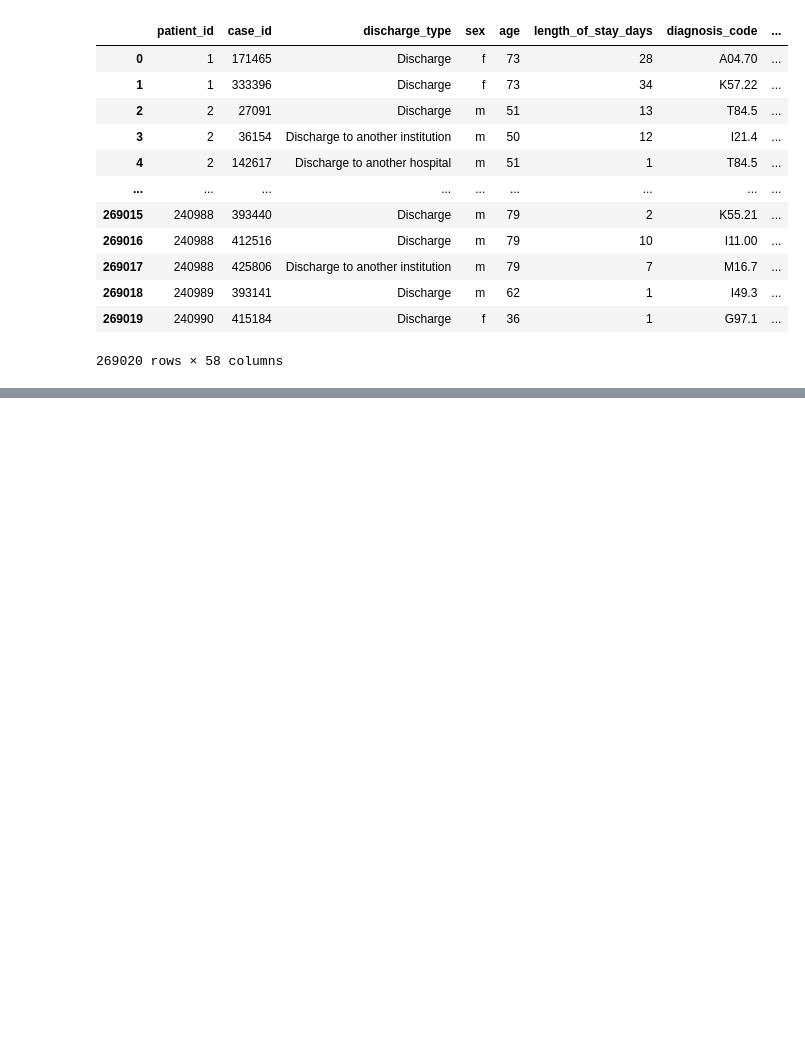
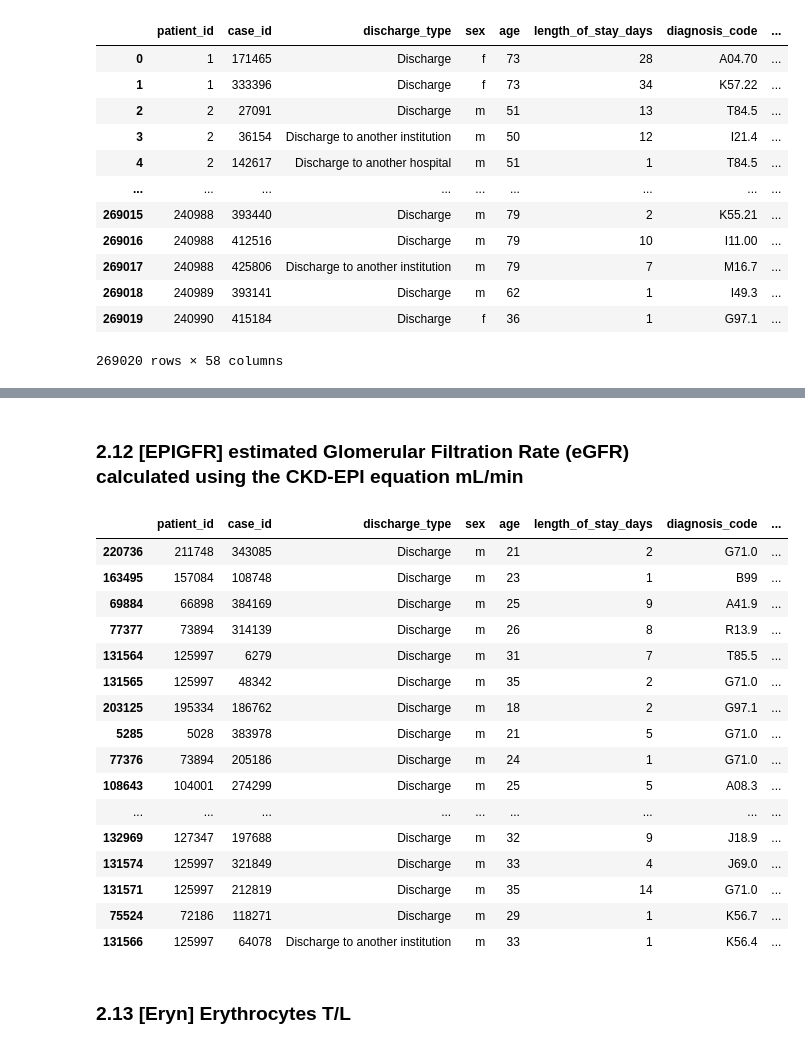
Before and after one commit to Yokopa/hospital-stay-discharge-prediction, a Jupyter notebook: code/4_outlier_analysis.ipynb, the cells around one changed output, grey strips where cells are left out. Drawn from its saved outputs; the diff is of its cells as text; code cells hidden in the pictures; blank space fills up the shorter version.

```diff
--- a/code/4_outlier_analysis.ipynb
+++ b/code/4_outlier_analysis.ipynb
@@ -224,0 +110,3 @@ print(outliers)
+# %%
+pd.set_option('display.max_columns', None) # Display all columns
+extreme_outliers = detect_extreme_outliers(merged_data, lab_test_cols)
@@ -224,0 +347,24 @@ print(outliers)
+# %% [markdown]
+### 2.12 [EPIGFR] estimated Glomerular Filtration Rate (eGFR) calculated using the CKD-EPI equation mL/min
+# %%
+merged_data[merged_data['EPIGFR'] > 400].sort_values(by='EPIGFR', ascending=False)
+# %% [output]
+|  | patient_id | case_id | discharge_type | sex | age | length_of_stay_days | diagnosis_code | ... |
+| 220736 | 211748 | 343085 | Discharge | m | 21 | 2 | G71.0 | ... |
+| 163495 | 157084 | 108748 | Discharge | m | 23 | 1 | B99 | ... |
+| 69884 | 66898 | 384169 | Discharge | m | 25 | 9 | A41.9 | ... |
+| 77377 | 73894 | 314139 | Discharge | m | 26 | 8 | R13.9 | ... |
+| 131564 | 125997 | 6279 | Discharge | m | 31 | 7 | T85.5 | ... |
+| 131565 | 125997 | 48342 | Discharge | m | 35 | 2 | G71.0 | ... |
+| 203125 | 195334 | 186762 | Discharge | m | 18 | 2 | G97.1 | ... |
+| 5285 | 5028 | 383978 | Discharge | m | 21 | 5 | G71.0 | ... |
+| 77376 | 73894 | 205186 | Discharge | m | 24 | 1 | G71.0 | ... |
+| 108643 | 104001 | 274299 | Discharge | m | 25 | 5 | A08.3 | ... |
+| ... | ... | ... | ... | ... | ... | ... | ... | ... |
+| 132969 | 127347 | 197688 | Discharge | m | 32 | 9 | J18.9 | ... |
+| 131574 | 125997 | 321849 | Discharge | m | 33 | 4 | J69.0 | ... |
+| 131571 | 125997 | 212819 | Discharge | m | 35 | 14 | G71.0 | ... |
+| 75524 | 72186 | 118271 | Discharge | m | 29 | 1 | K56.7 | ... |
+| 131566 | 125997 | 64078 | Discharge to another institution | m | 33 | 1 | K56.4 | ... |
+# %% [markdown]
+### 2.13 [Eryn] Erythrocytes T/L
```
Also changed, not shown: parts of 53 cells of this notebook.
